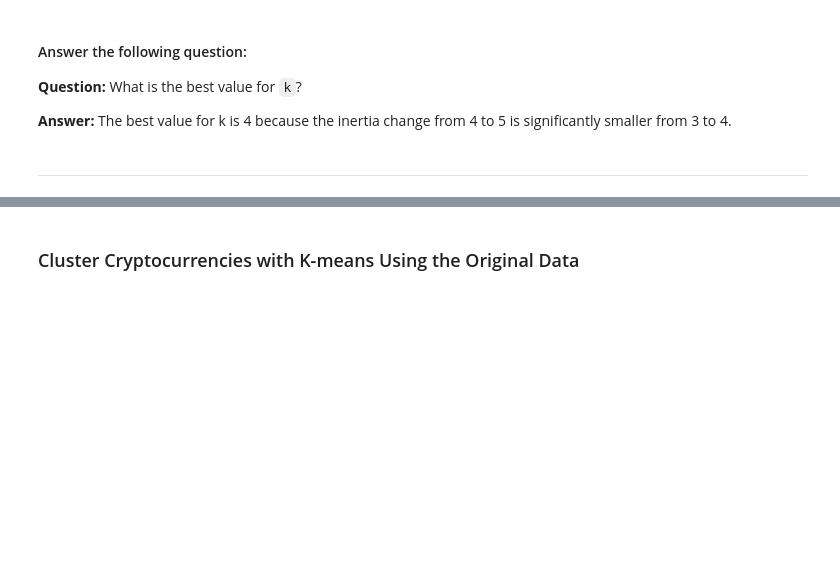
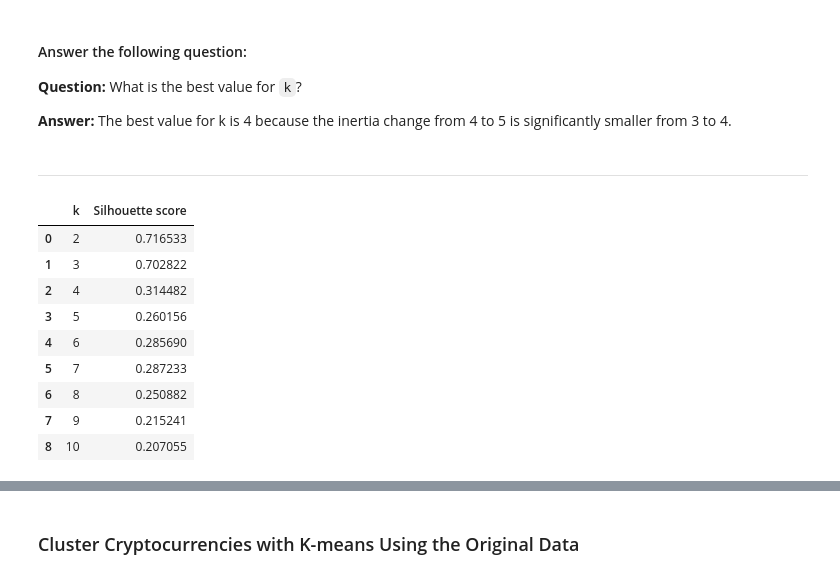
Before and after one commit to rayray0708/Crypto_Clustering, a Jupyter notebook: (copy)Crypto_Clustering_starter_code.ipynb, the cells around one changed output, grey strips where cells are left out. Drawn from its saved outputs; the diff is of its cells as text; code cells hidden in the pictures; blank space fills up the shorter version.

```diff
--- a/(copy)Crypto_Clustering_starter_code.ipynb
+++ b/(copy)Crypto_Clustering_starter_code.ipynb
@@ -227,3 +227,32 @@ standardised_df_elbow_curve
 **Answer:** The best value for k is 4 because the inertia change from 4 to 5 is significantly smaller from 3 to 4.
 # %% [markdown]
 ---
+# %%
+from sklearn.metrics import silhouette_score
+
+sil = []
+kmax = 10
+
+# dissimilarity would not be defined for a single cluster, thus, minimum number of clusters should be 2
+for k in range(2, kmax+1):
+  kmeans = KMeans(n_clusters = k).fit(market_scaled_df)
+  labels = kmeans.labels_
+  sil.append(silhouette_score(market_scaled_df, labels, metric = 'euclidean'))
+# %%
+# Create a dictionary with the data to plot the Elbow curve
+silhouette_score_dict = {"k": range(2,11), "Silhouette score": sil}
+
+# Create a DataFrame with the data to plot the Elbow curve
+silhouette_score_df = pd.DataFrame(silhouette_score_dict)
+silhouette_score_df
+# %% [output]
+|  | k | Silhouette score |
+| 0 | 2 | 0.716533 |
+| 1 | 3 | 0.702822 |
+| 2 | 4 | 0.314482 |
+| 3 | 5 | 0.260156 |
+| 4 | 6 | 0.285690 |
+| 5 | 7 | 0.287233 |
+| 6 | 8 | 0.250882 |
+| 7 | 9 | 0.215241 |
+| 8 | 10 | 0.207055 |
```
Also changed, not shown: parts of 1 cell of this notebook.
